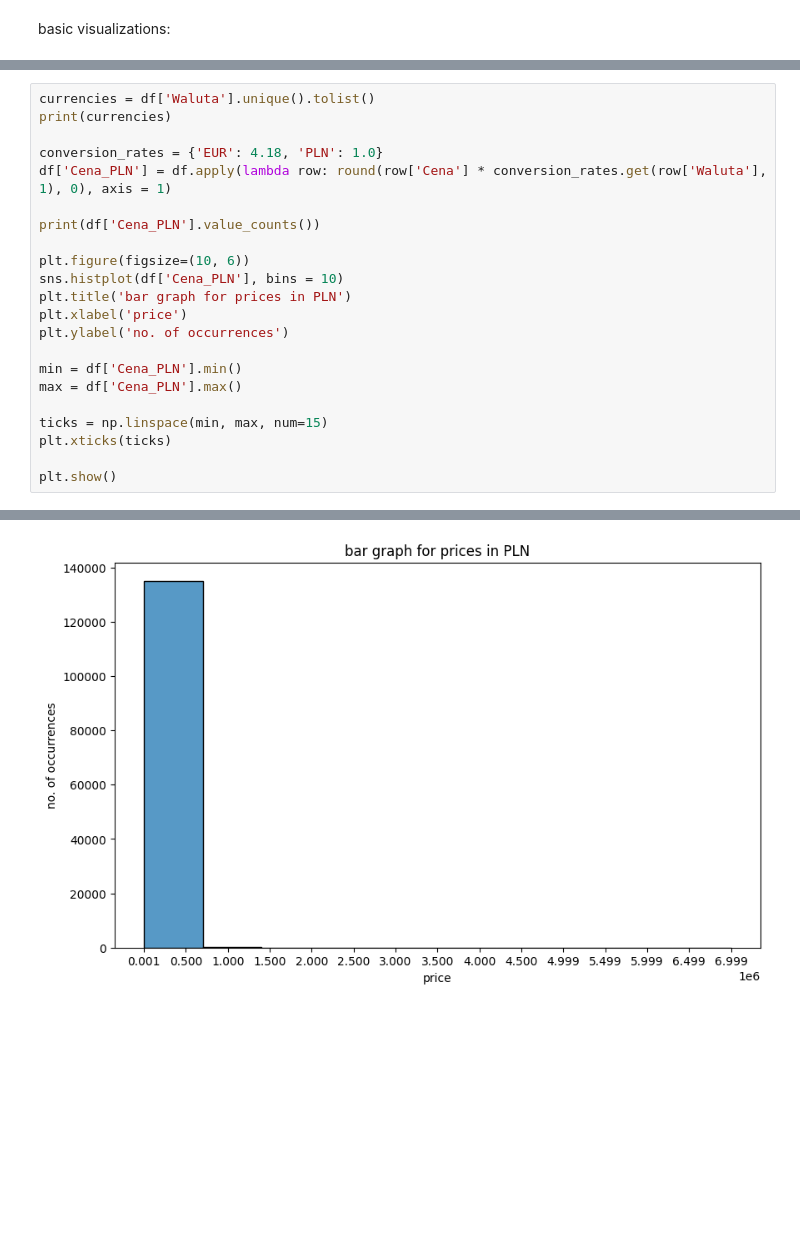
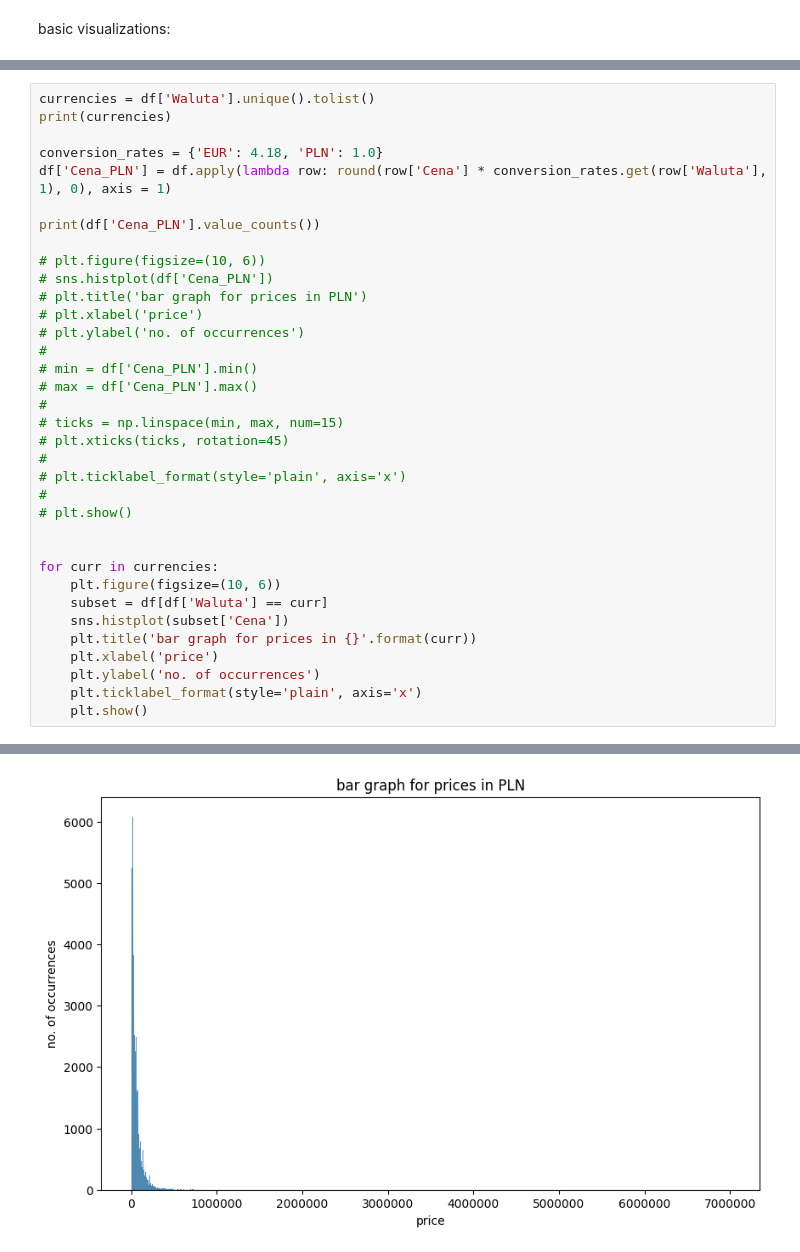
Before and after one commit to sowinskv/DSC_competition, a Jupyter notebook: notebooks/EDA.ipynb, the cells around one changed output, grey strips where cells are left out. Drawn from its saved outputs; the diff is of its cells as text; blank space fills up the shorter version.

```diff
--- a/notebooks/EDA.ipynb
+++ b/notebooks/EDA.ipynb
@@ -96,38 +96,51 @@ plt.show()
 # %%
 currencies = df['Waluta'].unique().tolist()
 print(currencies)
 
 conversion_rates = {'EUR': 4.18, 'PLN': 1.0}
 df['Cena_PLN'] = df.apply(lambda row: round(row['Cena'] * conversion_rates.get(row['Waluta'], 1), 0), axis = 1)
 
 print(df['Cena_PLN'].value_counts())
 
-plt.figure(figsize=(10, 6))
-sns.histplot(df['Cena_PLN'], bins = 10)
-plt.title('bar graph for prices in PLN')
-plt.xlabel('price')
-plt.ylabel('no. of occurrences')
+# plt.figure(figsize=(10, 6))
+# sns.histplot(df['Cena_PLN'])
+# plt.title('bar graph for prices in PLN')
+# plt.xlabel('price')
+# plt.ylabel('no. of occurrences')
+#
+# min = df['Cena_PLN'].min()
+# max = df['Cena_PLN'].max()
+#
+# ticks = np.linspace(min, max, num=15)
+# plt.xticks(ticks, rotation=45)
+#
+# plt.ticklabel_format(style='plain', axis='x')
+#
+# plt.show()
 
-min = df['Cena_PLN'].min()
-max = df['Cena_PLN'].max()
 
-ticks = np.linspace(min, max, num=15)
-plt.xticks(ticks)
-
-plt.show()
+for curr in currencies:
+    plt.figure(figsize=(10, 6))
+    subset = df[df['Waluta'] == curr]
+    sns.histplot(subset['Cena'])
+    plt.title('bar graph for prices in {}'.format(curr))
+    plt.xlabel('price')
+    plt.ylabel('no. of occurrences')
+    plt.ticklabel_format(style='plain', axis='x')
+    plt.show()
 # %% [output]
 ['PLN', nan, 'EUR']
 Cena_PLN
 19900.0     1458
 29900.0     1251
 16900.0     1183
 18900.0     1156
 17900.0     1132
             ...
 145950.0       1
 133455.0       1
 208460.0       1
 573100.0       1
 269855.0       1
 Name: count, Length: 11137, dtype: int64
-[figure, old version]
+[figure, new version]
```
Also changed, not shown: parts of 2 cells of this notebook.
